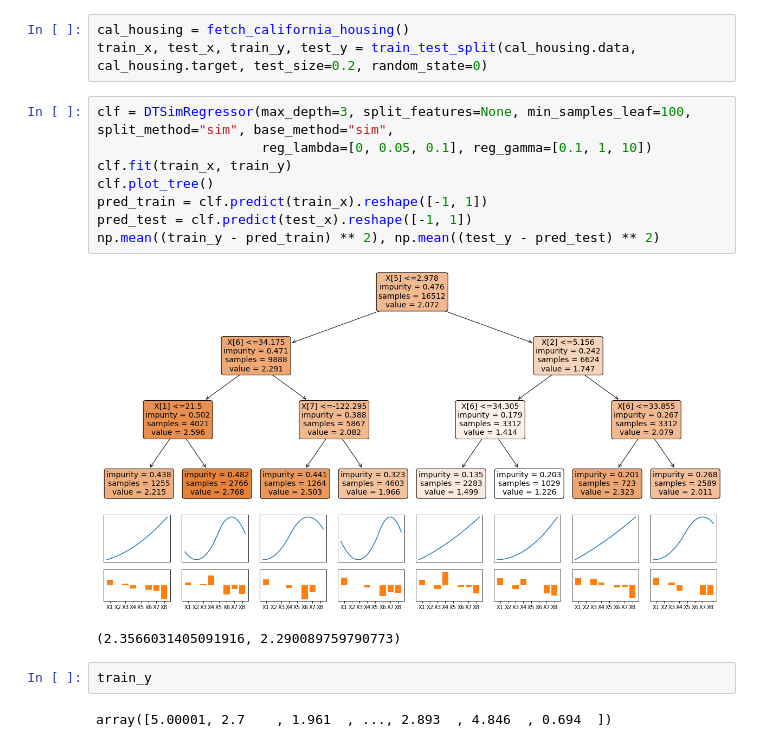
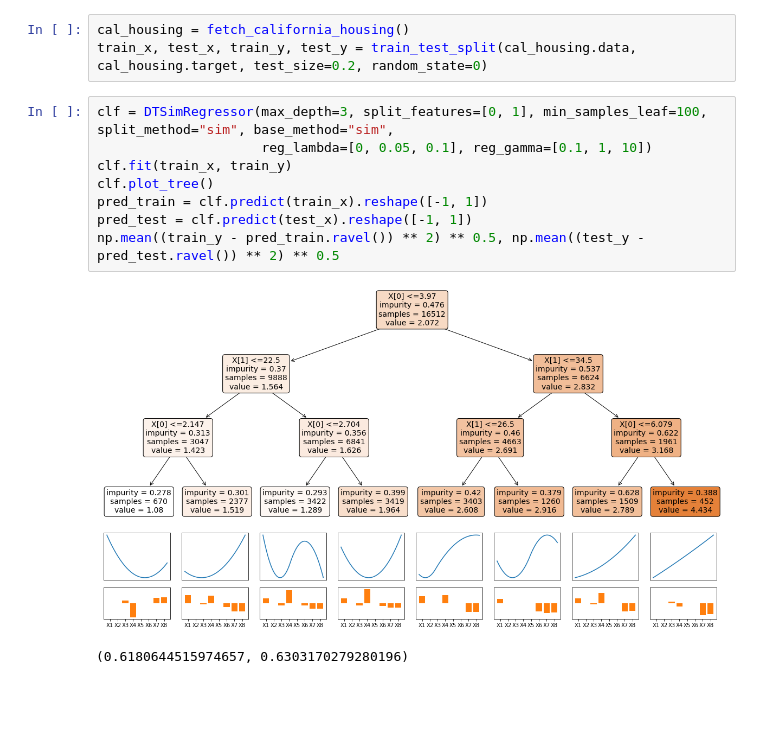
Before and after one commit to ZebinYang/SIMTree, a Jupyter notebook: examples/demo.ipynb, the cells around one changed output. Drawn from its saved outputs; the diff is of its cells as text; blank space fills up the shorter version.

Commit message:
add dtsim v2 based on SPCA 2 for split

```diff
--- a/examples/demo.ipynb
+++ b/examples/demo.ipynb
@@ -10,17 +10,13 @@ from dtsim import DTSimRegressor, DTSimClassifier
 cal_housing = fetch_california_housing()
 train_x, test_x, train_y, test_y = train_test_split(cal_housing.data, cal_housing.target, test_size=0.2, random_state=0)
 # %%
-clf = DTSimRegressor(max_depth=3, split_features=None, min_samples_leaf=100, split_method="sim", base_method="sim",
+clf = DTSimRegressor(max_depth=3, split_features=[0, 1], min_samples_leaf=100, split_method="sim", base_method="sim",
                      reg_lambda=[0, 0.05, 0.1], reg_gamma=[0.1, 1, 10])
 clf.fit(train_x, train_y)
 clf.plot_tree()
 pred_train = clf.predict(train_x).reshape([-1, 1])
 pred_test = clf.predict(test_x).reshape([-1, 1])
-np.mean((train_y - pred_train) ** 2), np.mean((test_y - pred_test) ** 2)
+np.mean((train_y - pred_train.ravel()) ** 2) ** 0.5, np.mean((test_y - pred_test.ravel()) ** 2) ** 0.5
 # %% [output]
-[figure, old version]
+[figure, new version]
-(2.3566031405091916, 2.290089759790773)
+(0.6180644515974657, 0.6303170279280196)
-# %%
-train_y
-# %% [output]
-array([5.00001, 2.7    , 1.961  , ..., 2.893  , 4.846  , 0.694  ])
```
Also changed, not shown: parts of 6 cells of this notebook, 1 other file.
